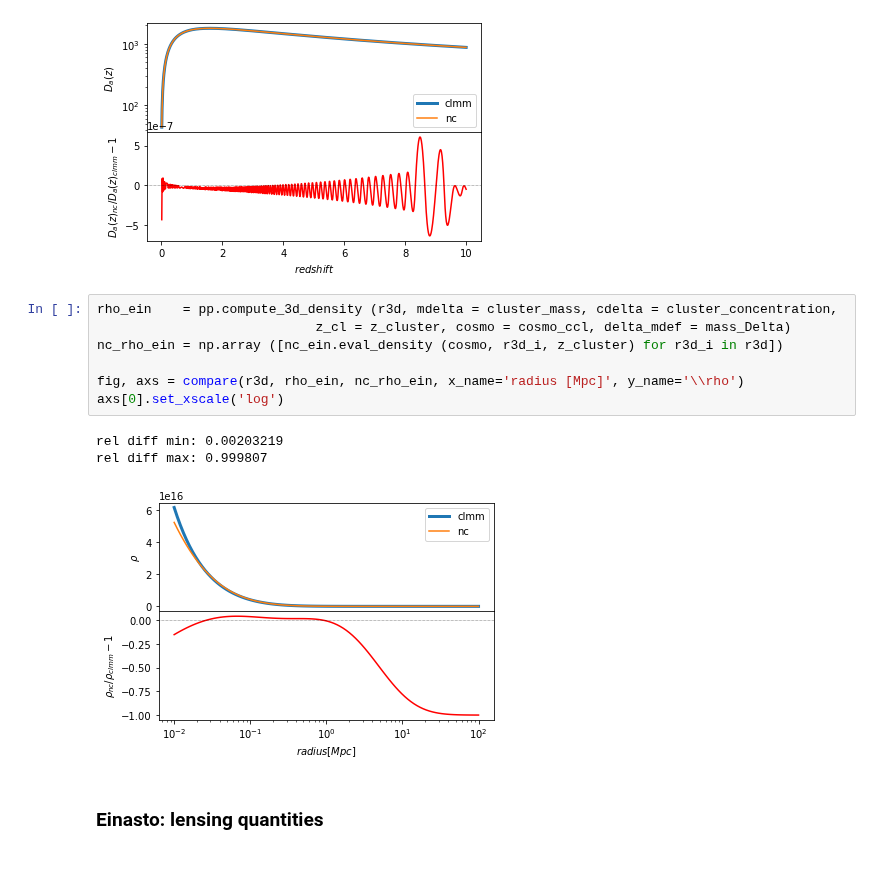
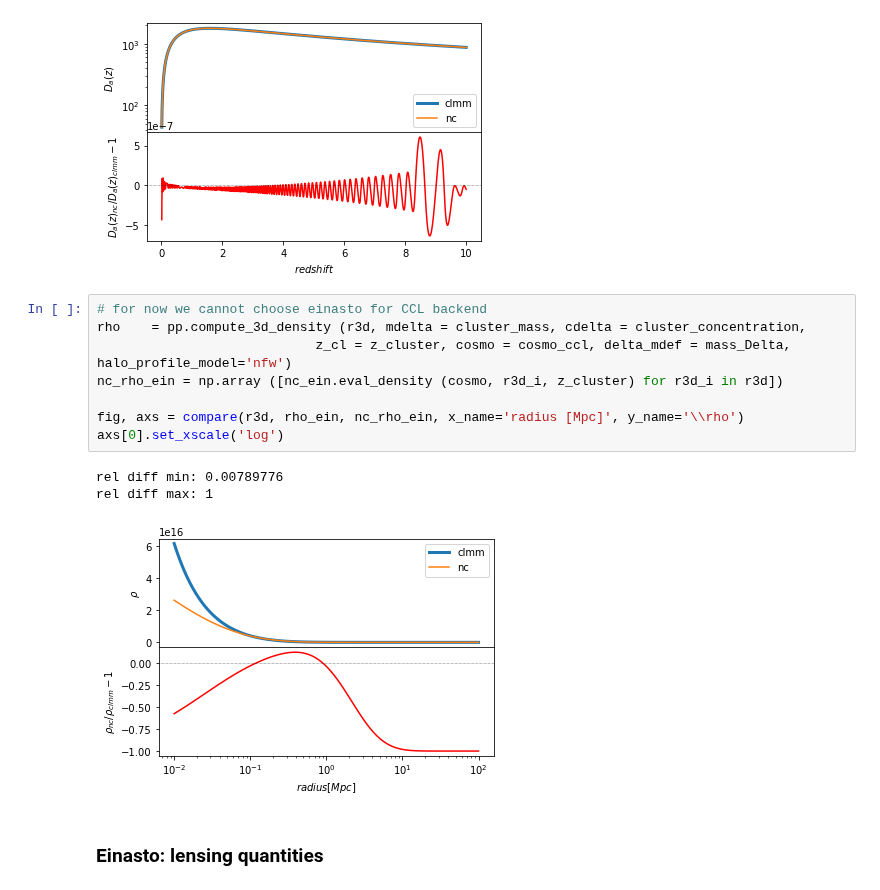
Before and after one commit to LSSTDESC/CLMM, a Jupyter notebook: examples/NumCosmo/modeling_cmp_numcosmo_einasto_hernquist.ipynb, the cells around one changed output. Drawn from its saved outputs; the diff is of its cells as text.

```diff
--- a/examples/NumCosmo/modeling_cmp_numcosmo_einasto_hernquist.ipynb
+++ b/examples/NumCosmo/modeling_cmp_numcosmo_einasto_hernquist.ipynb
@@ -171,16 +172,17 @@ rel diff min: 2.56087e-10
 rel diff max: 6.37375e-07
 [figure]
 # %%
-rho_ein    = pp.compute_3d_density (r3d, mdelta = cluster_mass, cdelta = cluster_concentration,
-                            z_cl = z_cluster, cosmo = cosmo_ccl, delta_mdef = mass_Delta)
+# for now we cannot choose einasto for CCL backend
+rho    = pp.compute_3d_density (r3d, mdelta = cluster_mass, cdelta = cluster_concentration,
+                            z_cl = z_cluster, cosmo = cosmo_ccl, delta_mdef = mass_Delta, halo_profile_model='nfw')
 nc_rho_ein = np.array ([nc_ein.eval_density (cosmo, r3d_i, z_cluster) for r3d_i in r3d])
 
 fig, axs = compare(r3d, rho_ein, nc_rho_ein, x_name='radius [Mpc]', y_name='\\rho')
 axs[0].set_xscale('log')
 # %% [output]
-rel diff min: 0.00203219
-rel diff max: 0.999807
+rel diff min: 0.00789776
+rel diff max: 1
-[figure, old version]
+[figure, new version]
 # %% [markdown]
 ### Einasto: lensing quantities
 # %%
```
Also changed, not shown: parts of 1 cell of this notebook, 3 other files.
